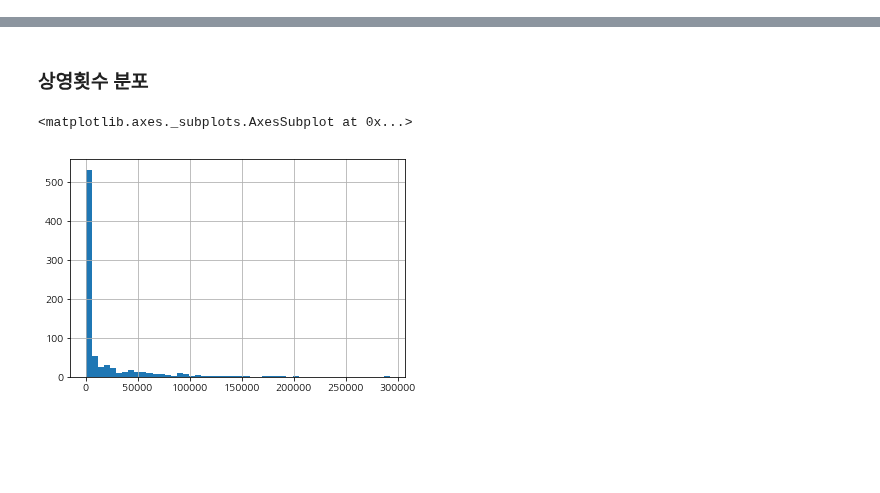
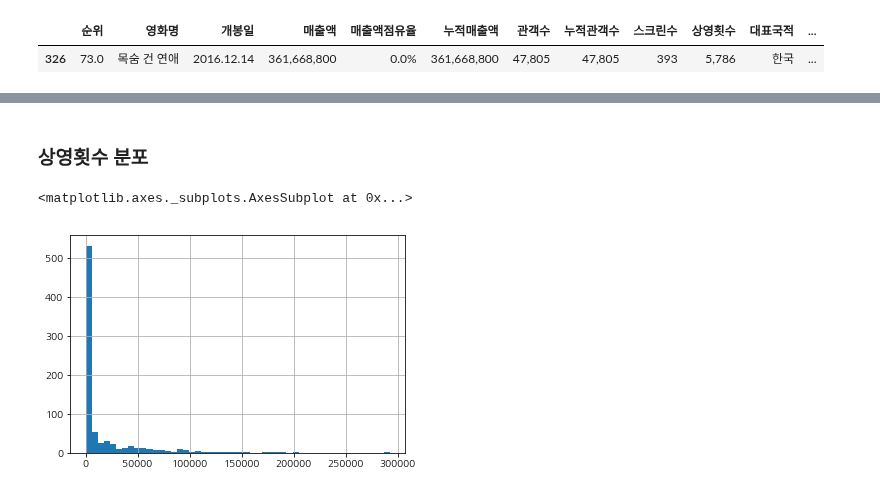
Before and after one commit to kim4pb/Female-led-Korean-Films, a Jupyter notebook: 02.EDA/F-rated_correlation-상영횟수 뜯어보기.ipynb, the cells around one changed output, grey strips where cells are left out. Saved outputs shown, nothing was run; the diff lists cells and outputs as text; code cells hidden in the pictures; blank space fills up the shorter version.

```diff
--- a/02.EDA/F-rated_correlation-상영횟수 뜯어보기.ipynb
+++ b/02.EDA/F-rated_correlation-상영횟수 뜯어보기.ipynb
@@ -46,4 +47,18 @@ df.dtypes
 dtype: object
+# %%
+f_rated = []
+for i, row in df.iterrows():
+    answer = 0
+    if row['배우성별'] == '여자' : answer += 1
+    if row['작가성별'] == '여자' : answer += 1
+    if row['감독성별'] == '여자' : answer += 1
+
+    f_rated.append(answer)
+df['F-rated'] = f_rated
+df.sample()
+# %% [output]
+|  | 순위 | 영화명 | 개봉일 | 매출액 | 매출액점유율 | 누적매출액 | 관객수 | 누적관객수 | 스크린수 | 상영횟수 | 대표국적 | ... |
+| 326 | 73.0 | 목숨 건 연애 | 2016.12.14 | 361,668,800 | 0.0% | 361,668,800 | 47,805 | 47,805 | 393 | 5,786 | 한국 | ... |
 # %%
 # corr 보기 위해 숫자로 표현된 컬럼만 남기기 + 식별을 위해 영화명, 영화코드 포함
 df_in_digit = df[['영화명', '영화코드', '개봉일', '매출액', '매출액점유율', '누적매출액', '관객수', '누적관객수', '스크린수', '상영횟수', 'F-rated']]
```
Also changed, not shown: parts of 12 cells of this notebook, 2 other files.
